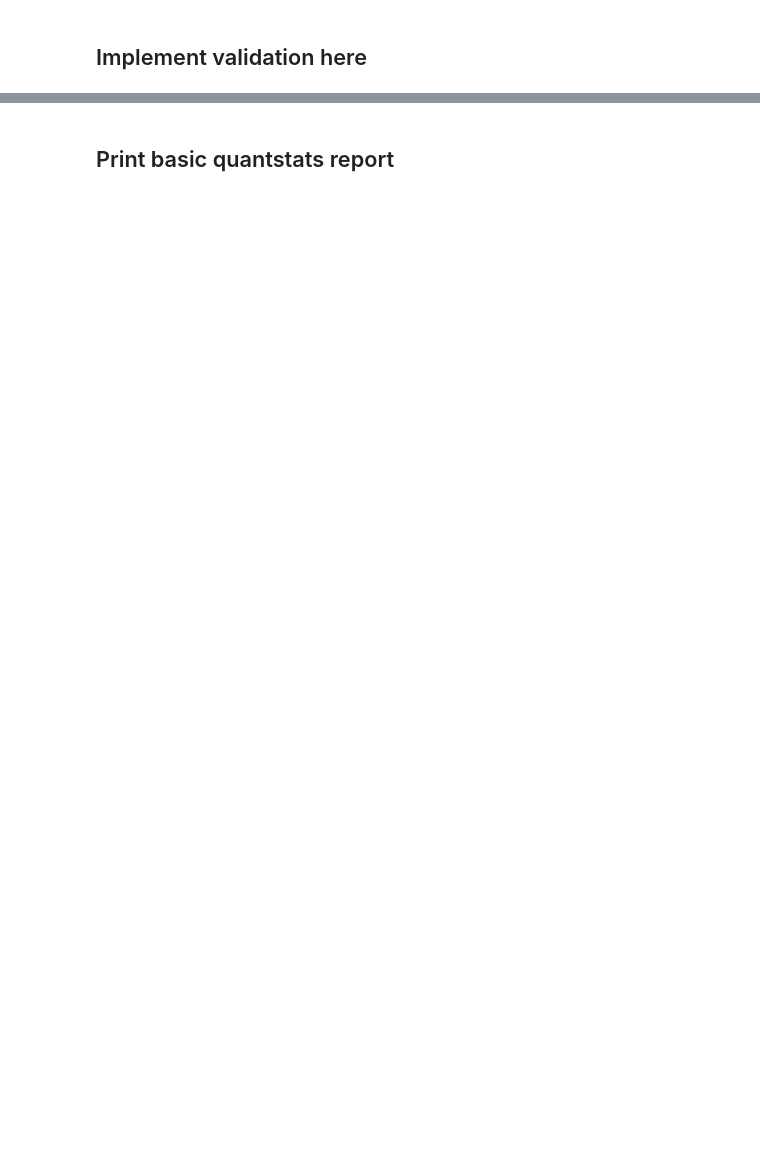
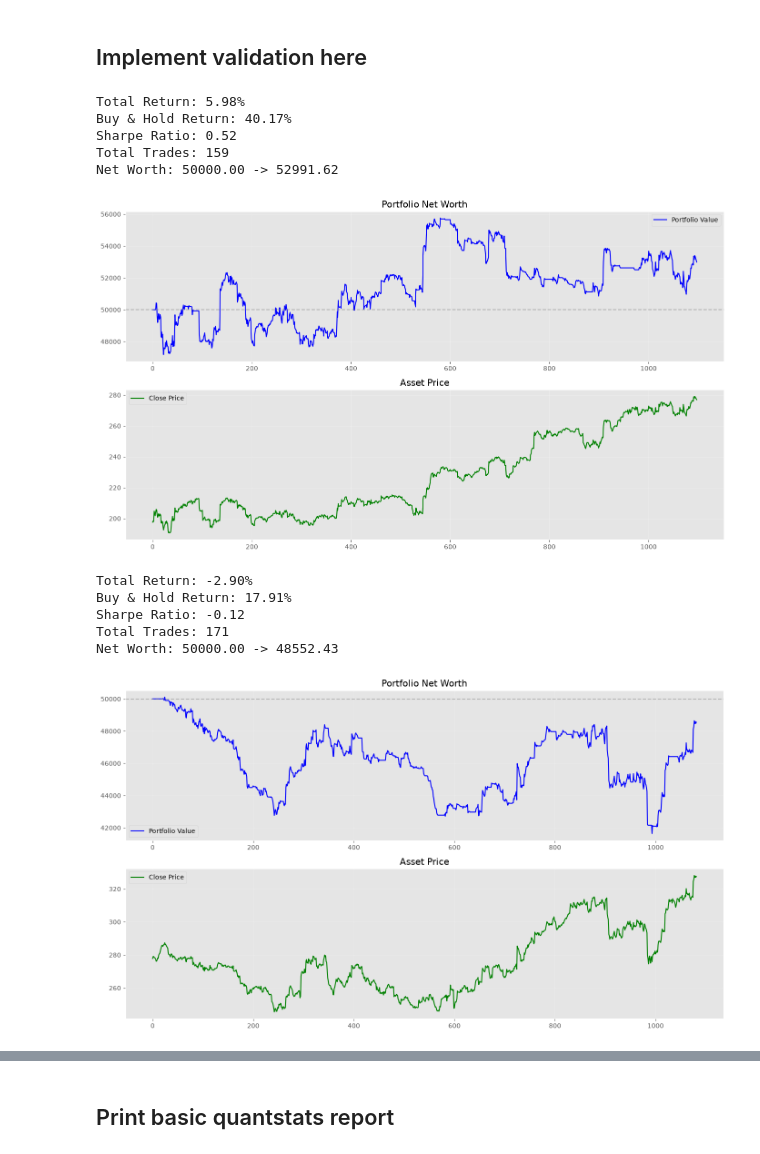
Before and after one commit to a521206/tensortrade, a Jupyter notebook: examples/train_and_evaluate_stocks.ipynb, the cells around one changed output, grey strips where cells are left out. Cells and saved outputs as stored; diff of their text form; code cells hidden in the pictures; blank space fills up the shorter version.

```diff
--- a/examples/train_and_evaluate_stocks.ipynb
+++ b/examples/train_and_evaluate_stocks.ipynb
@@ -305,7 +375,7 @@ rf = RandomForestClassifier(n_estimators=10,
 sel = SelectBySingleFeaturePerformance(variables=None,
                                        estimator=rf,
                                        scoring="roc_auc",
-                                       cv=5,
+                                       cv=TimeSeriesSplit(n_splits=5),
                                        threshold=0.5)
 
 sel.fit(X_train, precalculate_ground_truths(X_train, column='close'))
@@ -553,7 +575,8 @@ action_scheme = BSH(
     asset=asset
 )
 
-reward_scheme = AnomalousProfit(threshold=threshold, c_up=reward_c_up, beta=reward_beta)
+reward_scheme = PBR(price)
+action_scheme.attach(reward_scheme)
 
 env = default.create(
     portfolio=portfolio,
@@ -711,9 +754,9 @@ class PyTorchDQNAgent:
         steps_done = 0
 
         for episode in range(n_episodes):
-            state = self.env.reset()
-            if isinstance(state, tuple):
-                state = state[0]
+            state, _ = self.env.reset()
+
+
 
             episode_reward = 0
             episode_losses = []
@@ -724,12 +767,12 @@ class PyTorchDQNAgent:
 
                 action = self.get_action(state, eps_threshold)
 
-                result = self.env.step(action)
-                if len(result) == 5:
-                    next_state, reward, terminated, truncated, _ = result
-                    done = terminated or truncated
-                else:
-                    next_state, reward, done, _ = result
+                next_state, reward, terminated, truncated, _ = self.env.step(action)
+
+
+                done = terminated or truncated
+
+
 
                 self.memory.push(state, action, reward, next_state, done)
 
@@ -796,10 +860,13 @@ def validate_agent(agent, X_data, X_data_scaled, window_size=30):
         Stream.source(list(X_data["volume"]), dtype="float").rename("volume")
     ])
 
+    val_action_scheme = BSH(cash=val_cash, asset=val_asset)
+    val_reward_scheme = PBR(price_stream)
+    val_action_scheme.attach(val_reward_scheme)
     val_env = default.create(
         portfolio=val_portfolio,
-        action_scheme=BSH(cash=val_cash, asset=val_asset),
-        reward_scheme=AnomalousProfit(threshold=threshold),
+        action_scheme=val_action_scheme,
+        reward_scheme=val_reward_scheme,
         feed=val_feed,
         renderer_feed=val_renderer_feed,
         window_size=window_size
@@ -811,9 +878,7 @@ def validate_agent(agent, X_data, X_data_scaled, window_size=30):
     val_agent.target_net.load_state_dict(agent.target_net.state_dict())
     val_agent.target_net.eval()
 
-    state = val_env.reset()
-    if isinstance(state, tuple):
-        state = state[0]
+    state, _ = val_env.reset()
 
     net_worth = [val_env.action_scheme.portfolio.initial_net_worth]
     actions = []
@@ -821,9 +886,9 @@ def validate_agent(agent, X_data, X_data_scaled, window_size=30):
 
     for i in range(1, len(X_data)):
         action = val_agent.get_action(state, epsilon=0.0)
-        step_result = val_env.step(action)
+        next_state, reward, terminated, truncated, _ = val_env.step(action)
 
-        next_state, reward, terminated, truncated, _ = step_result
+
         done = terminated or truncated
 
         state = next_state
@@ -844,33 +909,46 @@ def validate_agent(agent, X_data, X_data_scaled, window_size=30):
 
     trades = sum(1 for i in range(1, len(actions)) if actions[i] != actions[i-1])
 
     print(f'Total Return: {total_return:.2f}%')
     print(f'Buy & Hold Return: {buy_hold_return:.2f}%')
     print(f'Sharpe Ratio: {sharpe:.2f}')
     print(f'Total Trades: {trades}')
     print(f'Net Worth: {net_worth[0]:.2f} -> {net_worth[-1]:.2f}')
 
     fig, axes = plt.subplots(2, 1, figsize=(14, 8))
 
     axes[0].plot(net_worth, label='Portfolio Value', color='blue')
     axes[0].axhline(y=net_worth[0], color='gray', linestyle='--', alpha=0.5)
     axes[0].set_title('Portfolio Net Worth')
     axes[0].legend()
     axes[0].grid(True, alpha=0.3)
 
     axes[1].plot(prices, label='Close Price', color='green')
     axes[1].set_title('Asset Price')
     axes[1].legend()
     axes[1].grid(True, alpha=0.3)
 
     plt.tight_layout()
     plt.show()
 
     return net_worth, actions, total_return
 
 net_worth, trade_actions, test_return = validate_agent(agent, X_test, X_test_scaled, window_size=window_size)
 
 net_worth_val, trade_actions_val, valid_return = validate_agent(agent, X_valid, X_valid_scaled, window_size=window_size)
+# %% [output]
+Total Return: 5.98%
+Buy & Hold Return: 40.17%
+Sharpe Ratio: 0.52
+Total Trades: 159
+Net Worth: 50000.00 -> 52991.62
+[figure, added]
+Total Return: -2.90%
+Buy & Hold Return: 17.91%
+Sharpe Ratio: -0.12
+Total Trades: 171
+Net Worth: 50000.00 -> 48552.43
+[figure, added]
 # %%
 # Trains one agent per hyperparameter combination on a FRESH environment and
 # selects the best by validation net-worth return. The search is intentionally
```
Also changed, not shown: parts of 25 cells of this notebook.
